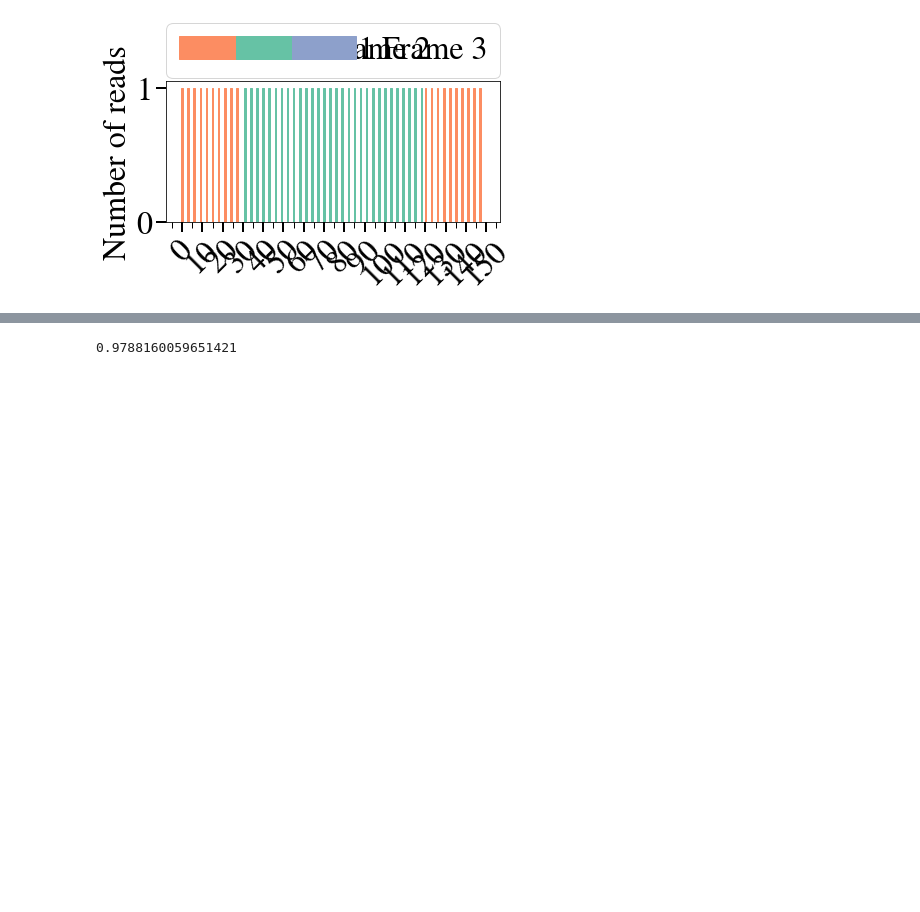
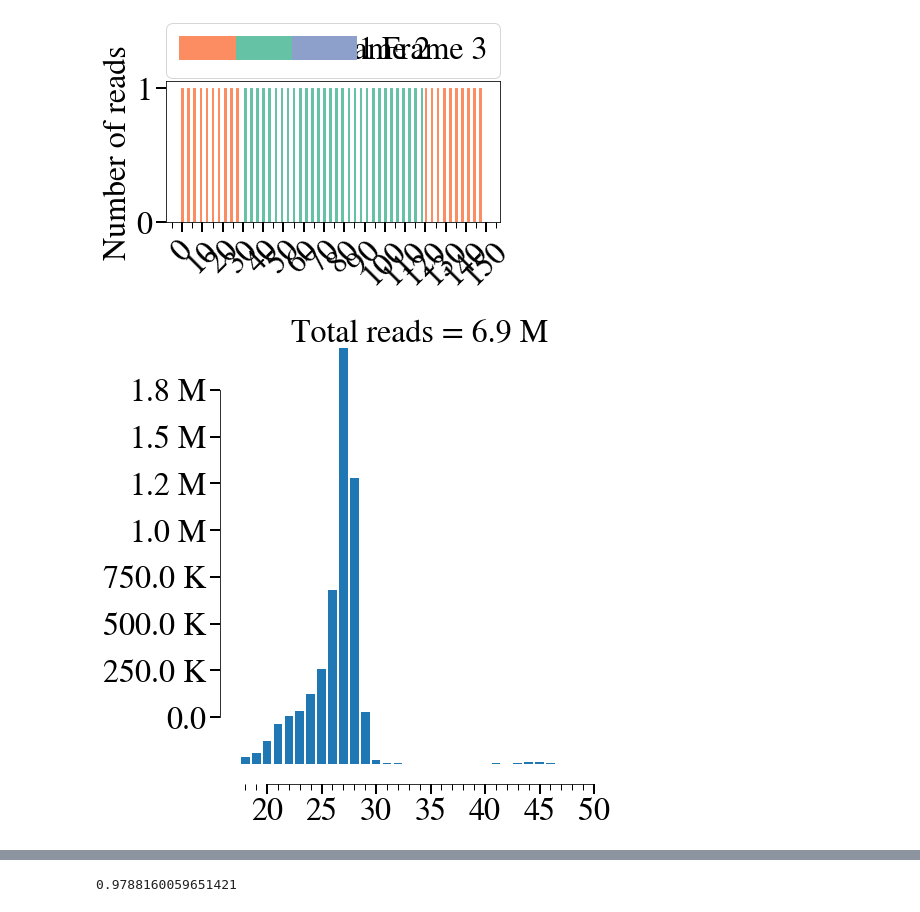
Before and after one commit to saketkc/re-ribo-smk, a Jupyter notebook: notebooks/02. On fourier transforms and windowing-copy.ipynb, the cells around one changed output, grey strips where cells are left out. Saved outputs shown, nothing was run; the diff lists cells and outputs as text; code cells hidden in the pictures; blank space fills up the shorter version.

```diff
--- a/notebooks/02. On fourier transforms and windowing-copy.ipynb
+++ b/notebooks/02. On fourier transforms and windowing-copy.ipynb
@@ -455,3 +444,13 @@ rna_sample = pd.read_table('/data1/hg38/SRP098789/metagene_coverages/SRX2536425.
 rna_counts = pd.Series(rna_sample['count'].tolist(), index=rna_sample['position'].tolist())
 ribo_sample = pd.read_table('/data1/hg38/SRP098789/metagene_coverages/SRX2536403.tsv')
 ribo_counts = pd.Series(ribo_sample['count'].tolist(), index=ribo_sample['position'].tolist())
+# %%
+ribo_sample_read_len = pd.read_table('/data1/hg38/SRP098789/read_lengths/SRX2536403.tsv')
+fig, ax = plt.subplots(figsize=(8, 8))
+plot_read_length_dist(pd.Series(ribo_sample_read_len['count'].values.tolist(),
+                                index=ribo_sample_read_len.read_length.values.tolist()),
+                     ax=ax)
+fig.tight_layout()
+fig.savefig('./plots/idea_ribo_SRX2536403.svg')
+# %% [output]
+[figure, added]
```
Also changed, not shown: parts of 22 cells of this notebook, 3 other files.
